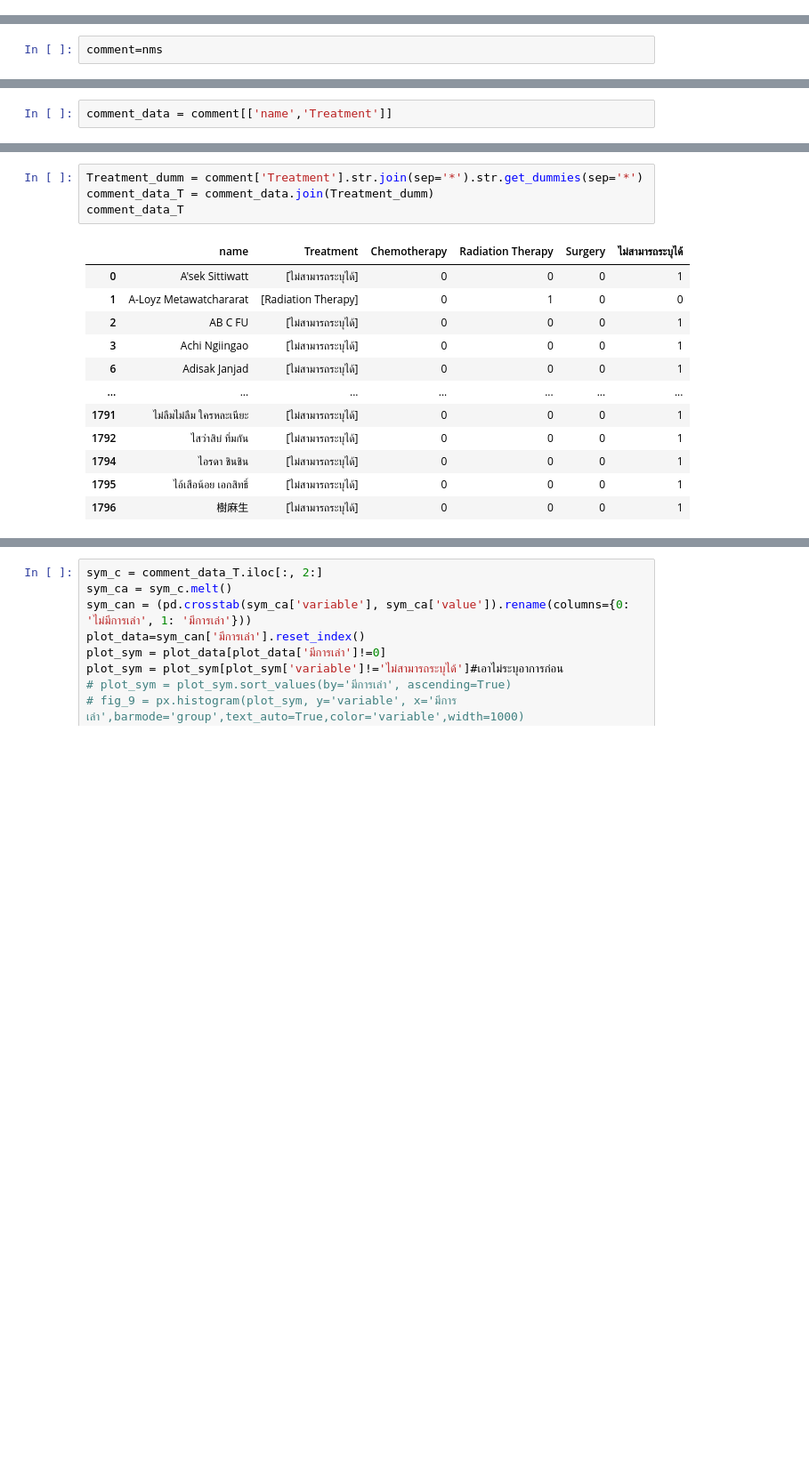
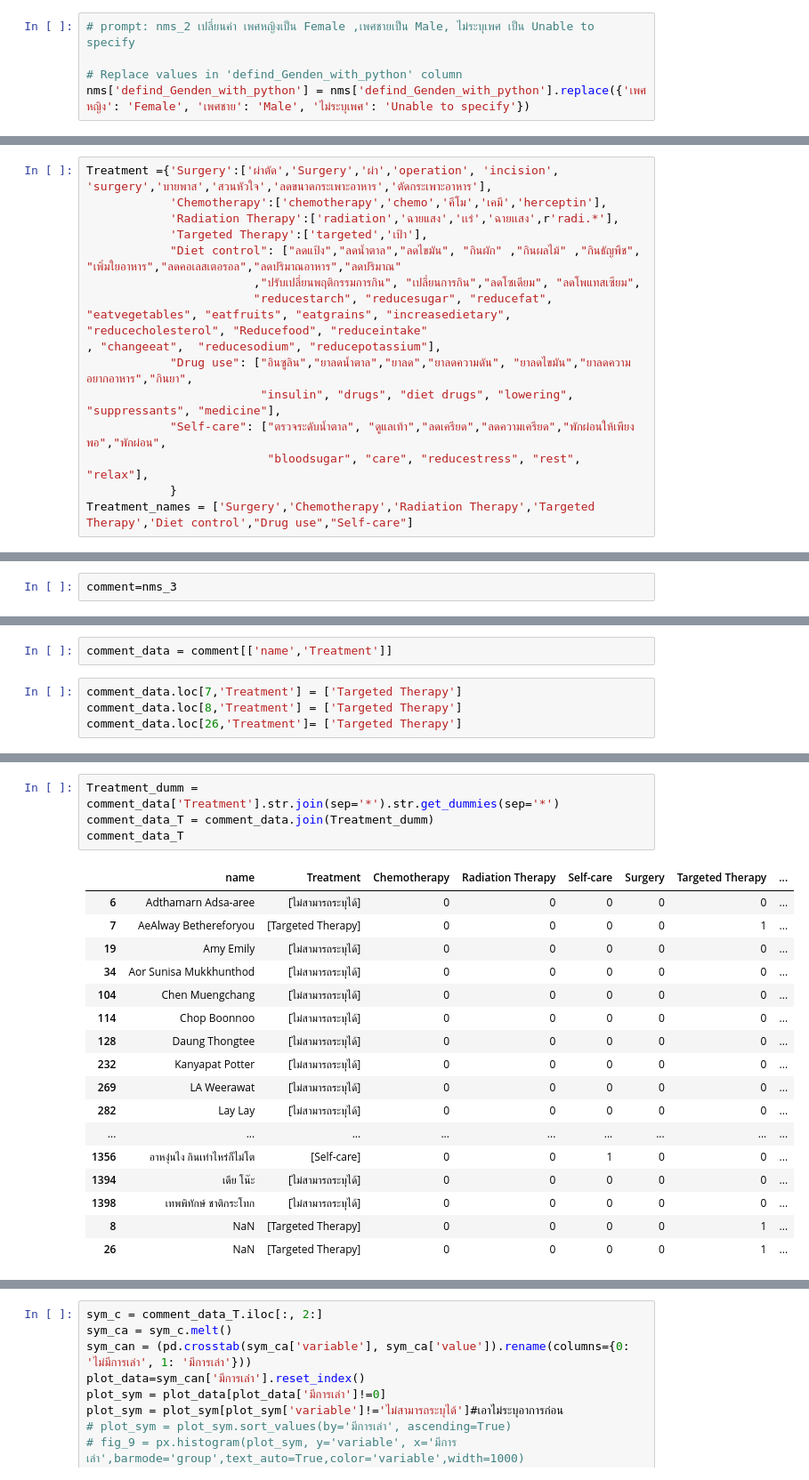
Before and after one commit to MOOwuttichai/BSC_DPDM2023, a Jupyter notebook: กราฟ.ipynb, the cells around one changed output, grey strips where cells are left out. Shown at 89% size. Cells and saved outputs as stored; diff of their text form; blank space fills up the shorter version.

```diff
--- a/กราฟ.ipynb
+++ b/กราฟ.ipynb
@@ -324,3 +422,8 @@ condition = nms['defind_cancer_with_nlp'].isin(['มะเร็งเต้า
 
 # แก้ไขข้อมูลในคอลัมน์ 'defind_Genden_with_python' ตามเงื่อนไข
 nms.loc[condition, 'defind_Genden_with_python'] = 'เพศหญิง'
+# %%
+# prompt: nms_2 เปลี่ยนค่า เพศหญิงเป็น Female ,เพศชายเป็น Male, ไม่ระบุเพศ เป็น Unable to specify
+
+# Replace values in 'defind_Genden_with_python' column
+nms['defind_Genden_with_python'] = nms['defind_Genden_with_python'].replace({'เพศหญิง': 'Female', 'เพศชาย': 'Male', 'ไม่ระบุเพศ': 'Unable to specify'})
@@ -539,0 +723,15 @@ Treatment_names = ['Surgery','Chemotherapy','Radiation Therapy','Targeted Therap
+# %%
+Treatment ={'Surgery':['ผ่าตัด','Surgery','ผ่า','operation', 'incision', 'surgery','บายพาส','สวนหัวใจ','ลดขนาดกระเพาะอาหาร','ตัดกระเพาะอาหาร'],
+            'Chemotherapy':['chemotherapy','chemo','คีโม','เคมี','herceptin'],
+            'Radiation Therapy':['radiation','ฉายแสง','เเร่','ฉายเเสง',r'radi.*'],
+            'Targeted Therapy':['targeted','เป้า'],
+            "Diet control": ["ลดแป้ง","ลดน้ำตาล","ลดไขมัน", "กินผัก" ,"กินผลไม้" ,"กินธัญพืช", "เพิ่มใยอาหาร","ลดคอเลสเตอรอล","ลดปริมาณอาหาร","ลดปริมาณ"
+                        ,"ปรับเปลี่ยนพฤติกรรมการกิน", "เปลี่ยนการกิน","ลดโซเดียม", "ลดโพแทสเซียม",
+                        "reducestarch", "reducesugar", "reducefat", "eatvegetables", "eatfruits", "eatgrains", "increasedietary", "reducecholesterol", "Reducefood", "reduceintake"
+, "changeeat",  "reducesodium", "reducepotassium"],
+            "Drug use": ["อินซูลิน","ยาลดน้ำตาล","ยาลด","ยาลดความดัน", "ยาลดไขมัน","ยาลดความอยากอาหาร","กินยา",
+                         "insulin", "drugs", "diet drugs", "lowering", "suppressants", "medicine"],
+            "Self-care": ["ตรวจระดับน้ำตาล", "ดูแลเท้า","ลดเครียด","ลดความเครียด","พักผ่อนให้เพียงพอ","พักผ่อน",
+                          "bloodsugar", "care", "reducestress", "rest", "relax"],
+            }
+Treatment_names = ['Surgery','Chemotherapy','Radiation Therapy','Targeted Therapy','Diet control',"Drug use","Self-care"]
@@ -540,5 +766,5 @@ Treatment_names = ['Surgery','Chemotherapy','Radiation Therapy','Targeted Therap
 # %%
-comment=nms
+comment=nms_3
 # %%
 k = []
 for i in range(len(comment)):
@@ -563,2 +810,6 @@ See the caveats in the documentation: https://pandas.pydata.org/pandas-docs/stab
 # %%
 comment_data = comment[['name','Treatment']]
+# %%
+comment_data.loc[7,'Treatment'] = ['Targeted Therapy']
+comment_data.loc[8,'Treatment'] = ['Targeted Therapy']
+comment_data.loc[26,'Treatment']= ['Targeted Therapy']
@@ -565,17 +840,22 @@ comment_data = comment[['name','Treatment']]
 # %%
-Treatment_dumm = comment['Treatment'].str.join(sep='*').str.get_dummies(sep='*')
+Treatment_dumm = comment_data['Treatment'].str.join(sep='*').str.get_dummies(sep='*')
 comment_data_T = comment_data.join(Treatment_dumm)
 comment_data_T
 # %% [output]
-|  | name | Treatment | Chemotherapy | Radiation Therapy | Surgery | ไม่สามารถระบุได้ |
-| 0 | A'sek Sittiwatt | [ไม่สามารถระบุได้] | 0 | 0 | 0 | 1 |
-| 1 | A-Loyz Metawatchararat | [Radiation Therapy] | 0 | 1 | 0 | 0 |
-| 2 | AB C FU | [ไม่สามารถระบุได้] | 0 | 0 | 0 | 1 |
-| 3 | Achi Ngiingao | [ไม่สามารถระบุได้] | 0 | 0 | 0 | 1 |
-| 6 | Adisak Janjad | [ไม่สามารถระบุได้] | 0 | 0 | 0 | 1 |
-| ... | ... | ... | ... | ... | ... | ... |
-| 1791 | ไม่ลืมไม่ลืม ใครหละเนียะ | [ไม่สามารถระบุได้] | 0 | 0 | 0 | 1 |
-| 1792 | ไสว่าสิบ่ ทิ่มกัน | [ไม่สามารถระบุได้] | 0 | 0 | 0 | 1 |
-| 1794 | ไอรดา ชินชิน | [ไม่สามารถระบุได้] | 0 | 0 | 0 | 1 |
-| 1795 | ไอ้เสือน้อย เอกสิทธิ์ | [ไม่สามารถระบุได้] | 0 | 0 | 0 | 1 |
-| 1796 | 樹麻生 | [ไม่สามารถระบุได้] | 0 | 0 | 0 | 1 |
+|  | name | Treatment | Chemotherapy | Radiation Therapy | Self-care | Surgery | Targeted Therapy | ... |
+| 6 | Adthamarn Adsa-aree | [ไม่สามารถระบุได้] | 0 | 0 | 0 | 0 | 0 | ... |
+| 7 | AeAlway Bethereforyou | [Targeted Therapy] | 0 | 0 | 0 | 0 | 1 | ... |
+| 19 | Amy Emily | [ไม่สามารถระบุได้] | 0 | 0 | 0 | 0 | 0 | ... |
+| 34 | Aor Sunisa Mukkhunthod | [ไม่สามารถระบุได้] | 0 | 0 | 0 | 0 | 0 | ... |
+| 104 | Chen Muengchang | [ไม่สามารถระบุได้] | 0 | 0 | 0 | 0 | 0 | ... |
+| 114 | Chop Boonnoo | [ไม่สามารถระบุได้] | 0 | 0 | 0 | 0 | 0 | ... |
+| 128 | Daung Thongtee | [ไม่สามารถระบุได้] | 0 | 0 | 0 | 0 | 0 | ... |
+| 232 | Kanyapat Potter | [ไม่สามารถระบุได้] | 0 | 0 | 0 | 0 | 0 | ... |
+| 269 | LA Weerawat | [ไม่สามารถระบุได้] | 0 | 0 | 0 | 0 | 0 | ... |
+| 282 | Lay Lay | [ไม่สามารถระบุได้] | 0 | 0 | 0 | 0 | 0 | ... |
+| ... | ... | ... | ... | ... | ... | ... | ... | ... |
+| 1356 | อาหงุ่นไง กินเท่าไหร่ก็ไม่โต | [Self-care] | 0 | 0 | 1 | 0 | 0 | ... |
+| 1394 | เดีย โน๊ะ | [ไม่สามารถระบุได้] | 0 | 0 | 0 | 0 | 0 | ... |
+| 1398 | เทพพิทักษ์ ชาติกระโทก | [ไม่สามารถระบุได้] | 0 | 0 | 0 | 0 | 0 | ... |
+| 8 | NaN | [Targeted Therapy] | 0 | 0 | 0 | 0 | 1 | ... |
+| 26 | NaN | [Targeted Therapy] | 0 | 0 | 0 | 0 | 1 | ... |
```
Also changed, not shown: parts of 75 cells of this notebook.
